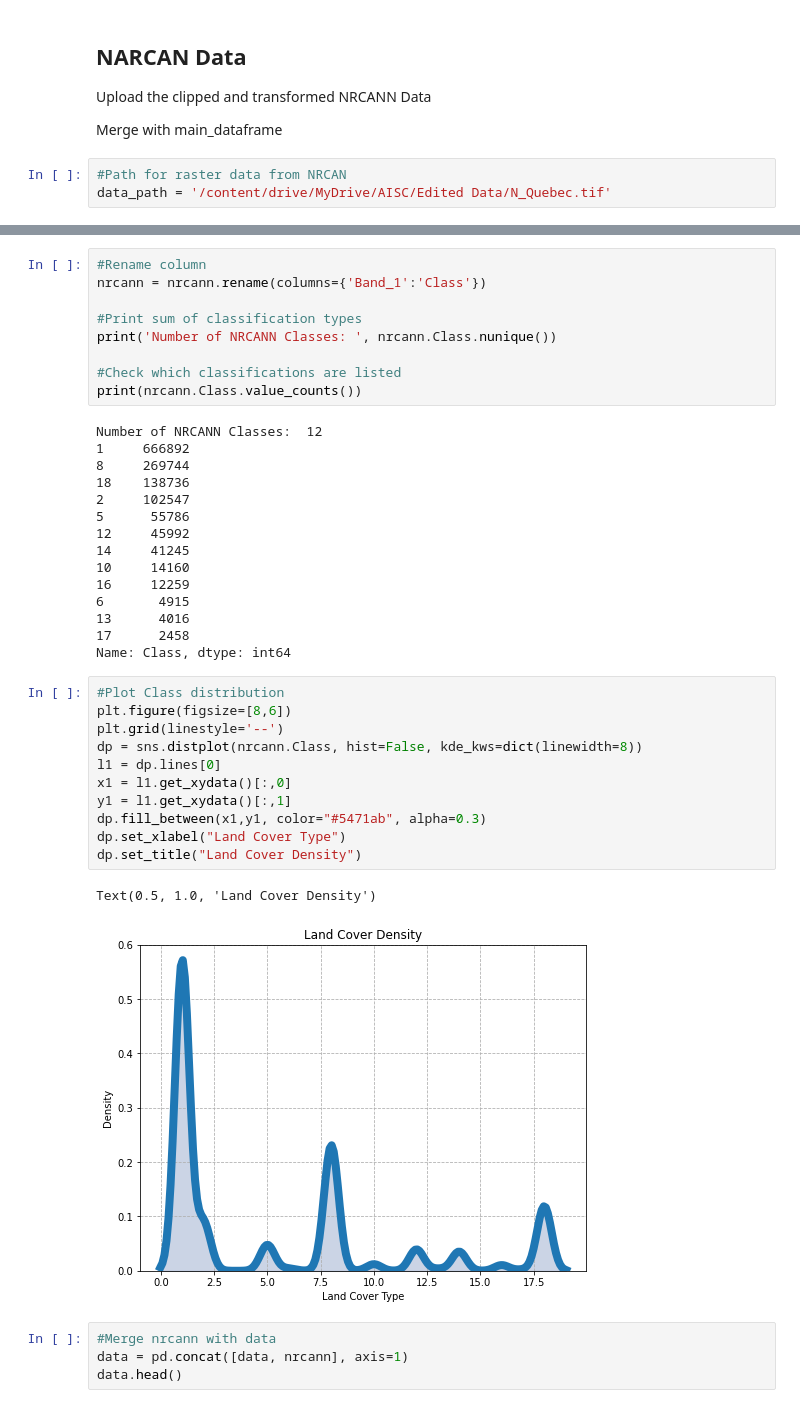
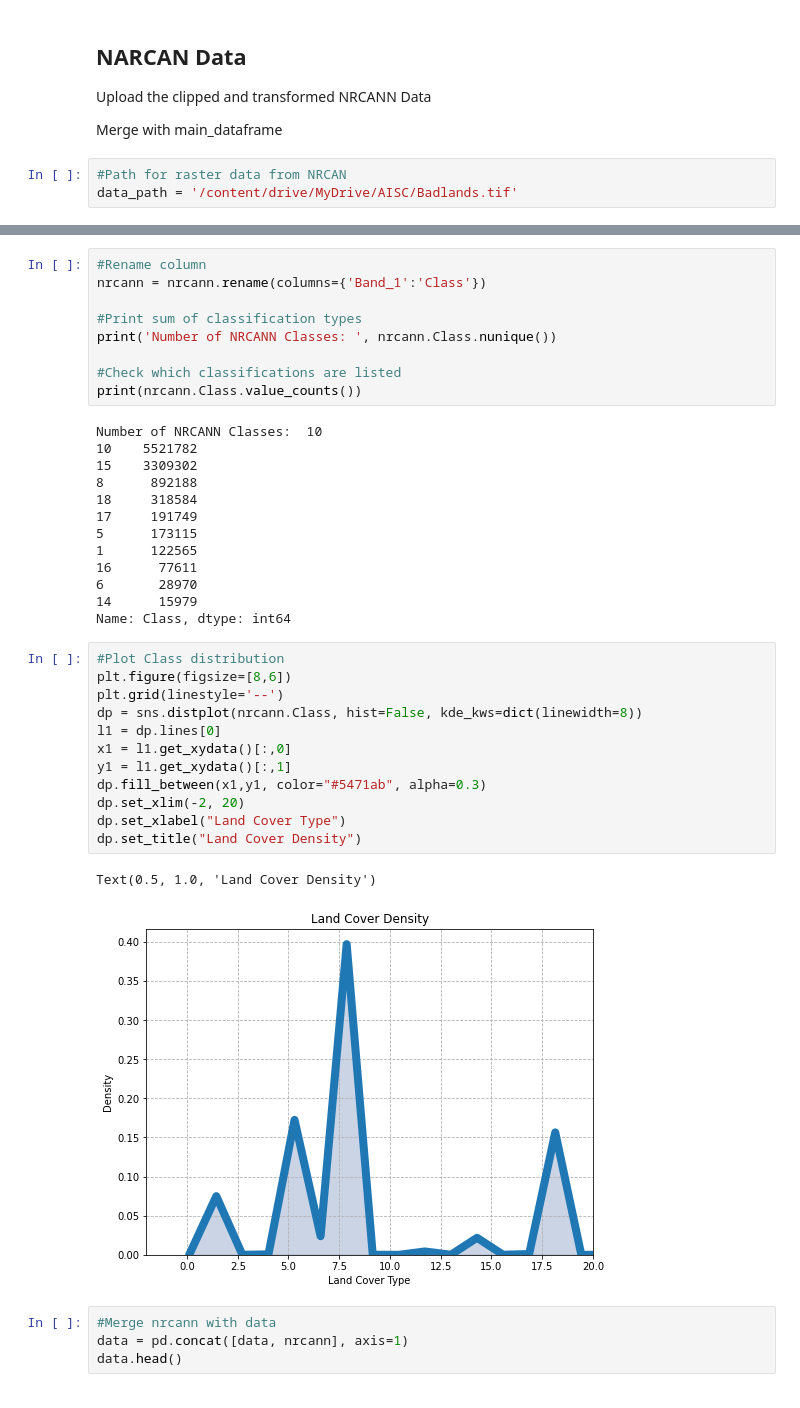
Before and after one commit to MudSnail/Land_Cover_Classification, a Jupyter notebook: Merge_Data.ipynb, the cells around one changed output, grey strips where cells are left out. Cells and saved outputs as stored; diff of their text form.

```diff
--- a/Merge_Data.ipynb
+++ b/Merge_Data.ipynb
@@ -77,7 +77,7 @@ Upload the clipped and transformed NRCANN Data
 Merge with main_dataframe
 # %%
 #Path for raster data from NRCAN
-data_path = '/content/drive/MyDrive/AISC/Edited Data/N_Quebec.tif'
+data_path = '/content/drive/MyDrive/AISC/Badlands.tif'
 # %%
 #Open data with rasterio
 img = rasterio.open(data_path)
@@ -117,34 +117,33 @@ print('Number of NRCANN Classes: ', nrcann.Class.nunique())
 #Check which classifications are listed
 print(nrcann.Class.value_counts())
 # %% [output]
-Number of NRCANN Classes:  12
-1     666892
-8     269744
-18    138736
-2     102547
-5      55786
-12     45992
-14     41245
-10     14160
-16     12259
-6       4915
-13      4016
-17      2458
+Number of NRCANN Classes:  10
+10    5521782
+15    3309302
+8      892188
+18     318584
+17     191749
+5      173115
+1      122565
+16      77611
+6       28970
+14      15979
 Name: Class, dtype: int64
 # %%
 #Plot Class distribution
 plt.figure(figsize=[8,6])
 plt.grid(linestyle='--')
 dp = sns.distplot(nrcann.Class, hist=False, kde_kws=dict(linewidth=8))
 l1 = dp.lines[0]
 x1 = l1.get_xydata()[:,0]
 y1 = l1.get_xydata()[:,1]
 dp.fill_between(x1,y1, color="#5471ab", alpha=0.3)
+dp.set_xlim(-2, 20)
 dp.set_xlabel("Land Cover Type")
 dp.set_title("Land Cover Density")
 # %% [output]
 Text(0.5, 1.0, 'Land Cover Density')
-[figure, old version]
+[figure, new version]
 # %%
 #Merge nrcann with data
 data = pd.concat([data, nrcann], axis=1)
```
Also changed, not shown: parts of 3 cells of this notebook.
